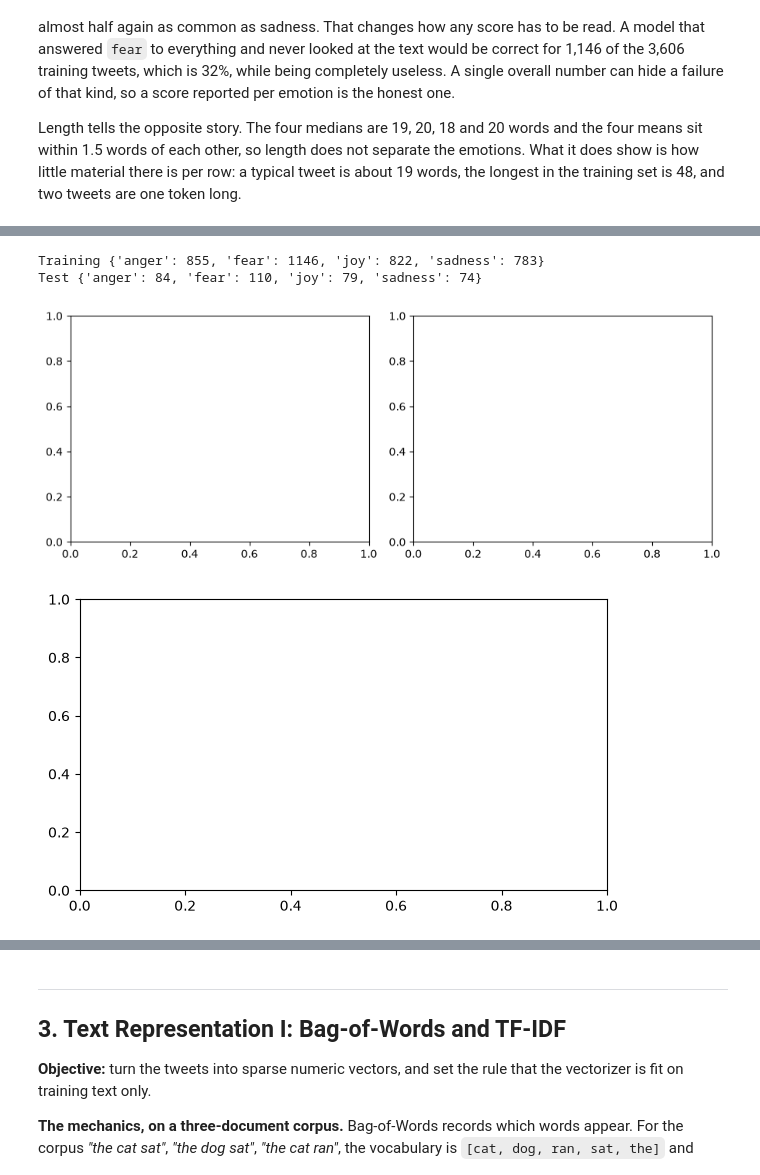
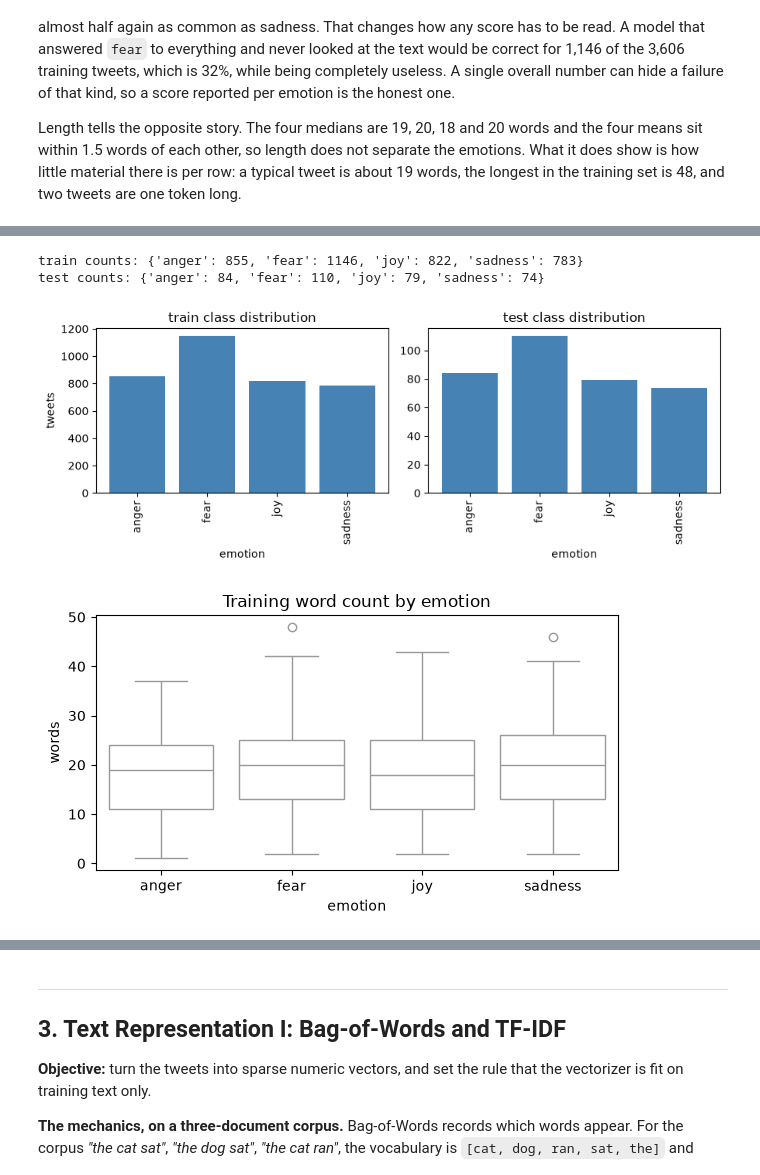
Before and after one commit to sean3136/DM2026-Lab2-Exercise, a Jupyter notebook: DM2026-Lab2-Master.ipynb, the cells around one changed output, grey strips where cells are left out. Saved outputs shown, nothing was run; the diff lists cells and outputs as text; code cells hidden in the pictures.

```diff
--- a/DM2026-Lab2-Master.ipynb
+++ b/DM2026-Lab2-Master.ipynb
@@ -325,36 +325,53 @@ Illustrative layout examples below: make your own plots from the current data an
 ![Class Distribution](./pics/class_distribution.png)
 ![Boxplot](./pics/boxplot.png)
 # %%
+import matplotlib.pyplot as plt
+import seaborn as sns
+
+LABELS = ['anger', 'fear', 'joy', 'sadness']
+
 # --- Plot 1: class distribution, training vs test, side by side ---
-fig, axes = plt.subplots(1, 2, figsize=(9, 3.5))
+fig, axes = plt.subplots(1, 2, figsize=(9, 3.5), sharey=False)
 
-for ax, (split_name, df) in zip(axes, [("Training", train_df), ("Test", test_df)]):
-    counts = df["emotion"].value_counts().reindex(LABELS)  # reindex = same label order in both panels
-    print(split_name, counts.to_dict())                    # the numbers to quote in your observations
-    # TODO: draw `counts` as a bar chart on `ax` (Section 2.2 does this for one panel)
-    # TODO: ax.set_title(...), ax.set_xlabel(...), ax.set_ylabel(...)
+for ax, (split_name, df) in zip(axes, [("train", train_df), ("test", test_df)]):
+    counts = df["emotion"].value_counts().reindex(LABELS)
+    print(f"{split_name} counts:", counts.to_dict())
+
+    ax.bar(counts.index, counts.values, color="steelblue")
+    ax.set_title(f"{split_name} class distribution")
+    ax.set_xlabel("emotion")
+    if split_name == "train":
+        ax.set_ylabel("tweets")
+    ax.tick_params(axis='x', rotation=90)
 
 plt.tight_layout()
 plt.show()
 
 # --- Plot 2: word count per emotion, training set ---
-# train_df["word_count"] was added in Section 2.2.
-# The test set has no word_count column yet; test_df["tokens"].map(len) would give it.
+if "word_count" not in train_df.columns:
+    if "tokens" in train_df.columns:
+        train_df["word_count"] = train_df["tokens"].map(len)
+    else:
+        train_df["word_count"] = train_df["text"].str.split().map(len)
+
 fig, ax = plt.subplots(figsize=(6, 3.5))
 
-# TODO: one box per emotion, in LABELS order. Fill in the arguments:
-# sns.boxplot(data=..., x=..., y=..., order=LABELS, ax=ax)
-# TODO: title and axis labels.
-# A box marks the median, the middle half of the data, and the outliers beyond the whiskers.
+sns.boxplot(
+    data=train_df,
+    x="emotion",
+    y="word_count",
+    order=LABELS,
+    color="white",
+    ax=ax
+)
+ax.set_title("Training word count by emotion")
+ax.set_xlabel("emotion")
+ax.set_ylabel("words")
 
 plt.tight_layout()
 plt.show()
-
-# --- Your two observations (one about balance, one about length) ---
-# 1.
-# 2.
 # %% [output]
-Training {'anger': 855, 'fear': 1146, 'joy': 822, 'sadness': 783}
-Test {'anger': 84, 'fear': 110, 'joy': 79, 'sadness': 74}
+train counts: {'anger': 855, 'fear': 1146, 'joy': 822, 'sadness': 783}
+test counts: {'anger': 84, 'fear': 110, 'joy': 79, 'sadness': 74}
-[figure, old version]
+[figure, new version]
-[figure, old version]
+[figure, new version]
```
Also changed, not shown: parts of 34 cells of this notebook, 1 other file.
